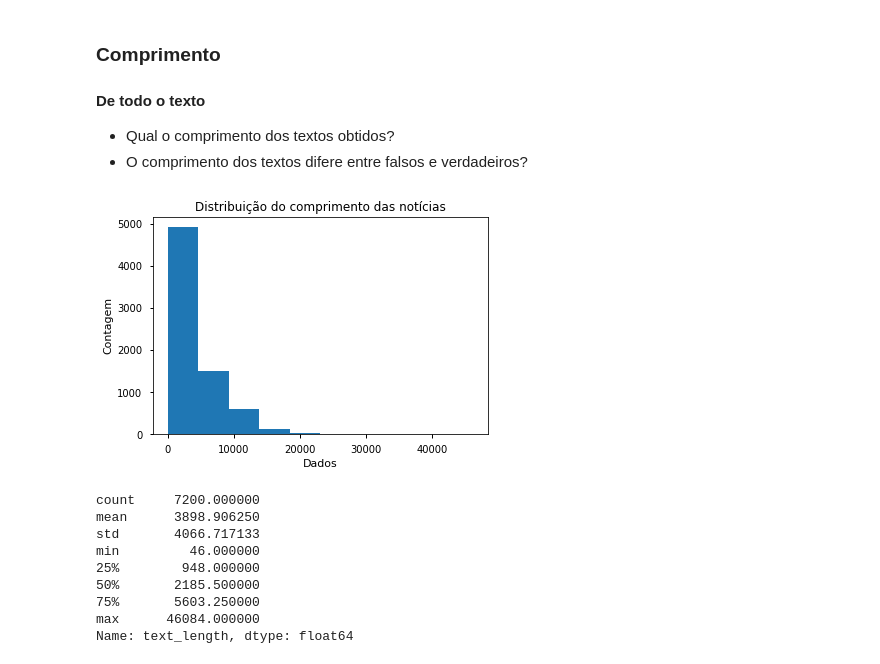
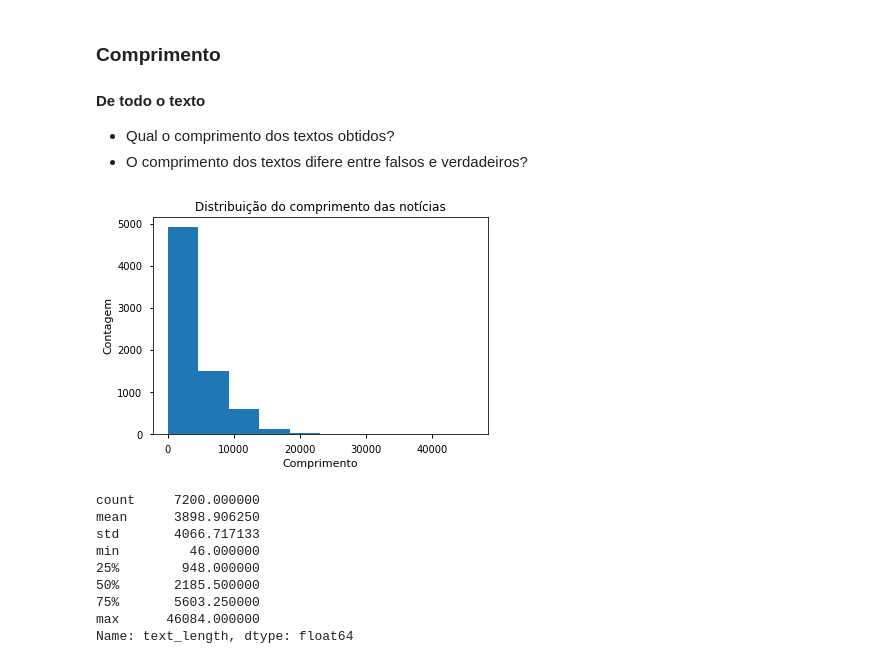
Before and after one commit to atlantico-academy/apura, a Jupyter notebook: notebooks/01 - Exploratory Data Analysis.ipynb, the cells around one changed output. Drawn from its saved outputs; the diff is of its cells as text; code cells hidden in the pictures.

```diff
--- a/notebooks/01 - Exploratory Data Analysis.ipynb
+++ b/notebooks/01 - Exploratory Data Analysis.ipynb
@@ -62,13 +64,3 @@ Há um número igual de textos verdadeiros (true) e falsos (fake).*
 
 - Qual o comprimento dos textos obtidos?
 - O comprimento dos textos difere entre falsos e verdadeiros?
-# %%
-news_df['text_length'] = news_df['text'].str.len()
-
-plt.hist(news_df.text_length)
-plt.xlabel('Dados')
-plt.ylabel('Contagem')
-plt.title('Distribuição do comprimento das notícias')
-plt.show()
-# %% [output]
-[figure, removed]
@@ -75,3 +69,11 @@ plt.show()
+# %%
+plt.hist(news_df.text_length)
+plt.xlabel('Comprimento')
+plt.ylabel('Contagem')
+plt.title('Distribuição do comprimento das notícias')
+plt.show()
+# %% [output]
+[figure, added]
 # %%
 news_df.text_length.describe()
 # %% [output]
```
Also changed, not shown: parts of 10 cells of this notebook.
